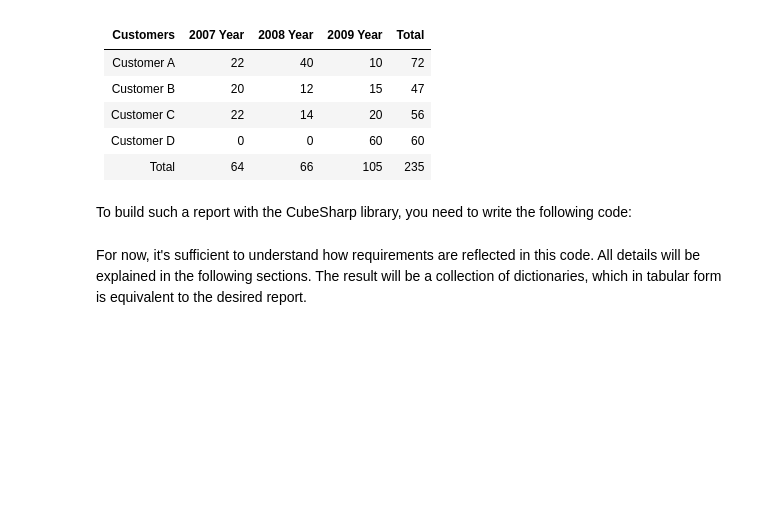
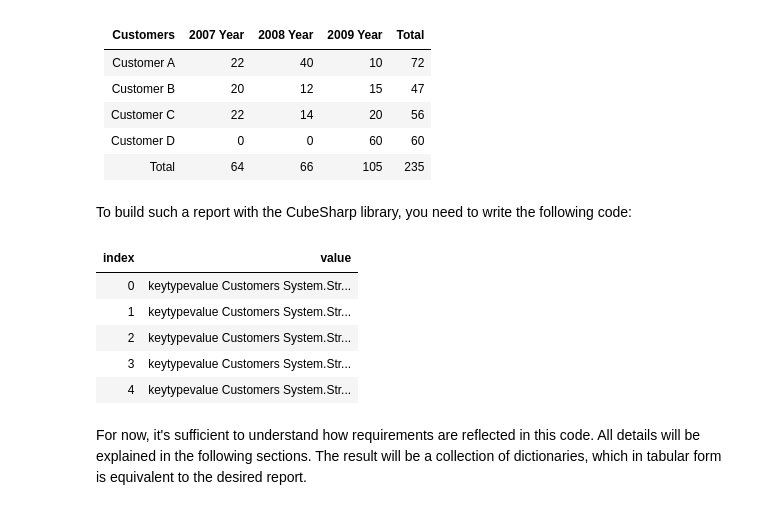
Before and after one commit to GennadyGS/CubeSharp, a Jupyter notebook: doc/CubeSharp.ipynb, the cells around one changed output. Saved outputs shown, nothing was run; the diff lists cells and outputs as text; code cells hidden in the pictures; blank space fills up the shorter version.

```diff
--- a/doc/CubeSharp.ipynb
+++ b/doc/CubeSharp.ipynb
@@ -108,48 +118,41 @@ var customerIdDimension = DimensionDefinition.CreateForCollection(
 // Columns dimension: use Year property of OrderDate field,
 // specify list of values with titles to display, include total column on the right
 var yearDimension = DimensionDefinition.CreateForCollection(
     orders,
     order => order.OrderDate.Year.ToString(),
     title: "Years",
     IndexDefinition.Create("2007", "2007 Year"),
     IndexDefinition.Create("2008", "2008 Year"),
     IndexDefinition.Create("2009", "2009 Year"))
         .WithTrailingDefaultIndex("Total");
 
 // Build cube from source collection using aggregation and dimension definitions
 var cube = orders.BuildCube(aggregationDefinition, customerIdDimension, yearDimension);
 
 // Transform cube to table in the form of a collection of dictionaries
 var report = cube
     .BreakdownByDimensions(..^1) // ..^1 - build rows by all dimensions except the last
     .Select(row => row
         .GetBoundDimensionsAndIndexes()
         .Select(dimensionAndIndex => KeyValuePair.Create(
             dimensionAndIndex.dimension.Title!,
             (object?)dimensionAndIndex.dimension[dimensionAndIndex.index].Title))
         .Concat(row
             .BreakdownByDimensions(^1) // ^1 - build columns by the last dimension
             .Select(column => KeyValuePair.Create(
                 column.GetBoundIndexDefinition(^1).Title!,
                 (object?)column.GetValue())))
         .ToDictionary(kvp => kvp.Key, kvp => kvp.Value))
     .ToList();
 
-// Display result table
-void DisplayDictionaryTable(IEnumerable<IDictionary<string, object?>> rows) {
-    var list = rows.ToList();
-    if (!list.Any()) { display(list); return; }
-    var columns = list.SelectMany(r => r.Keys).Distinct().ToList();
-    var table = new List<Dictionary<string, object?>>();
-    foreach (var r in list) {
-        var rowObj = new Dictionary<string, object?>();
-        foreach (var c in columns) r.TryGetValue(c, out var v); rowObj[c] = r.ContainsKey(c)? r[c] : null;
-        table.Add(r.ToDictionary(k=>k.Key,v=>v.Value));
-    }
-    display(list);
-}
-
-DisplayDictionaryTable(report);
+display(report);
+# %% [output]
+| index | value |
+| 0 | keytypevalue Customers System.Str... |
+| 1 | keytypevalue Customers System.Str... |
+| 2 | keytypevalue Customers System.Str... |
+| 3 | keytypevalue Customers System.Str... |
+| 4 | keytypevalue Customers System.Str... |
 # %% [markdown]
 For now, it's sufficient to understand how requirements are reflected in this code. All details will be explained in the following sections. The result will be a collection of dictionaries, which in tabular form is equivalent to the desired report.
 # %% [markdown]
```
Also changed, not shown: parts of 17 cells of this notebook.
